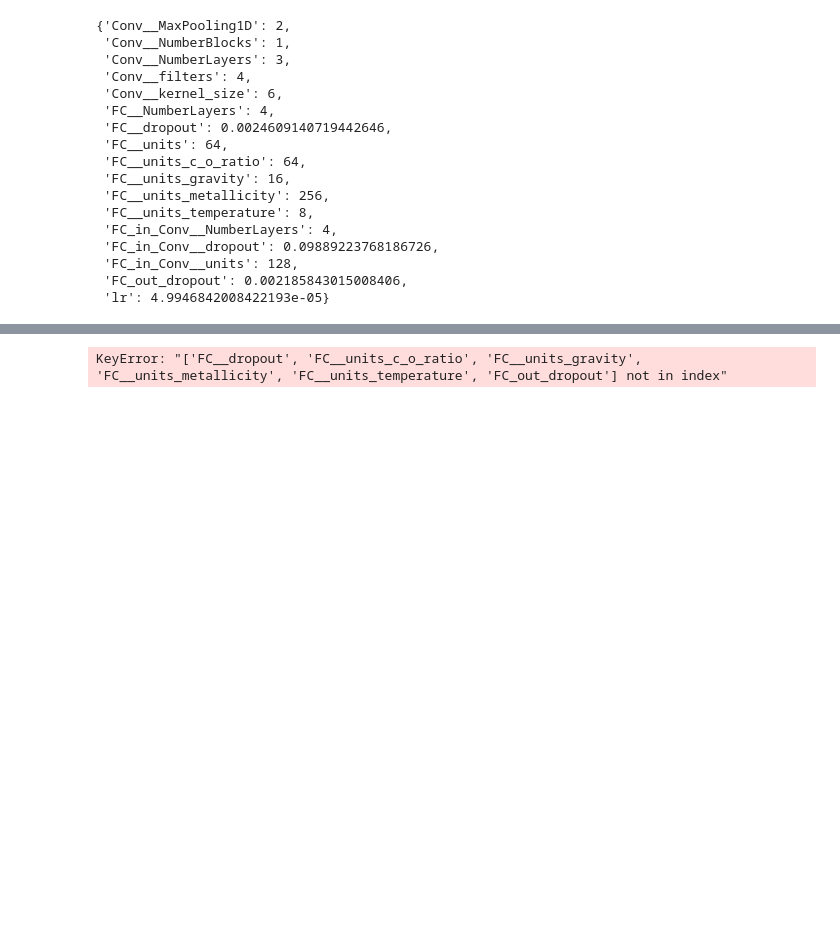
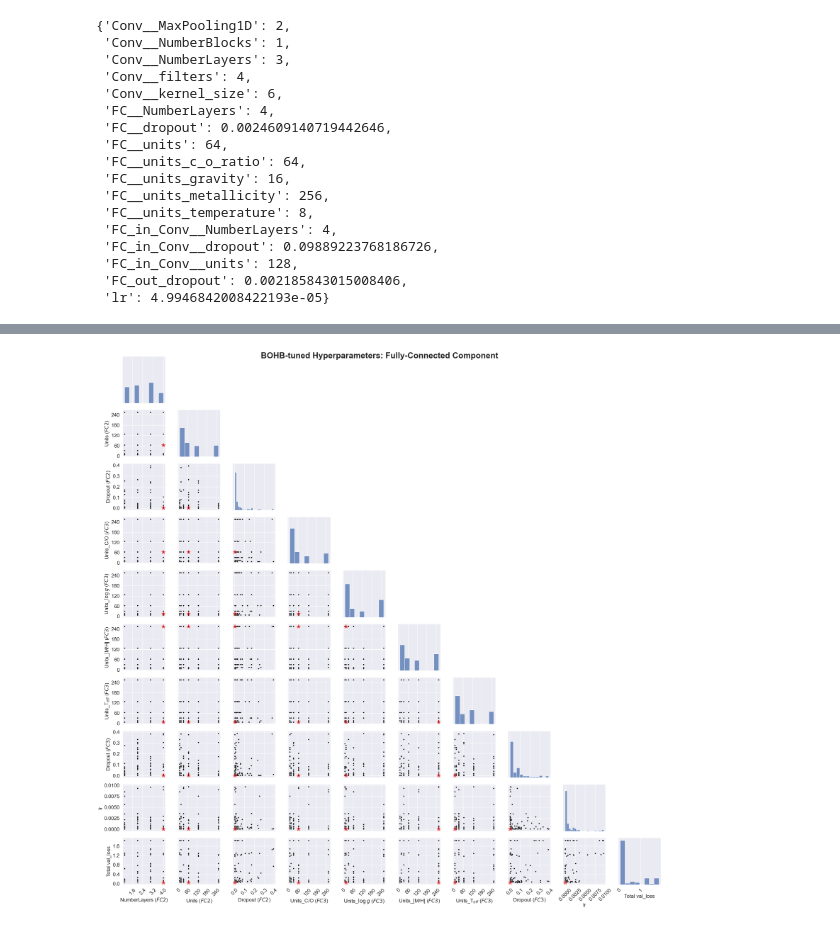
Before and after one commit to EhsanGharibNezhad/TelescopeML, a Jupyter notebook: bohb_model_tuner/check_bohb_results.ipynb, the cells around one changed output, grey strips where cells are left out. Cells and saved outputs as stored; diff of their text form; code cells hidden in the pictures; blank space fills up the shorter version.

```diff
--- a/bohb_model_tuner/check_bohb_results.ipynb
+++ b/bohb_model_tuner/check_bohb_results.ipynb
@@ -532,7 +550,7 @@ num_ticks = 5
 for i in range(len(labels)):
     for j in range(len(labels)):
         if i > j:
-            if labels[j] in ['FC__units', 'FC__units_c_o_ratio']:
+            if labels[j] in ['FC__NumberLayers','FC__units', 'FC__units_c_o_ratio']:
                 # Set integer ticks for specific subplots
                 g.axes[i, j].xaxis.set_major_locator(FixedLocator([4,8,16,32,64,128,256]))
                 # g.axes[i, j].xaxis.set_major_locator(FixedLocator(np.arange(1, num_ticks + 1, dtype=int)))
@@ -543,33 +561,35 @@ for i in range(len(labels)):
 # Mark the configurations with the lowest loss with a star inside the lower left half
 lower_indices = np.tril_indices_from(g.axes, k=-1)
 for i, j in zip(*lower_indices):
     x = data.iloc[:, j]
     y = data.iloc[:, i]
     mask = (data['val_loss'] == min_loss)
 
     if i >= j:
         g.axes[i, j].plot(x[mask], y[mask], marker='*', color='red', markersize=14, alpha=0.5)
 
 # Customize the plot
-g.fig.suptitle("BOHB-tuned Hyperparameters: Fully-Connected", fontweight='bold', fontsize=26)
+g.fig.suptitle("BOHB-tuned Hyperparameters: Fully-Connected Component", fontweight='bold', fontsize=26)
 
 # Set the size of the figure to 10 inches by 10 inches
-# g.fig.set_size_inches(14, 14)
+# g.fig.set_size_inches(16, 16)
 plt.tight_layout()
 
 # Increase the size of xticks and yticks
 for ax in g.axes.flatten():
     if ax is not None:
         ax.tick_params(axis='x', labelsize=16)
         ax.tick_params(axis='y', labelsize=16)
 
 for ax in g.axes[-1, :]:
     if ax is not None:
         plt.setp(ax.get_xticklabels(), rotation=45)
 
 plt.tight_layout()
 
+plt.savefig(f'../../outputs/figures/BOHB_tuned_hyperparameters_FullyConnected.pdf', format='pdf')
+
 # Show the plot
 plt.show()
 # %% [output]
-KeyError: "['FC__dropout', 'FC__units_c_o_ratio', 'FC__units_gravity', 'FC__units_metallicity', 'FC__units_temperature', 'FC_out_dropout'] not in index"
+[figure, added]
```
Also changed, not shown: parts of 7 cells of this notebook, 3 other files.
